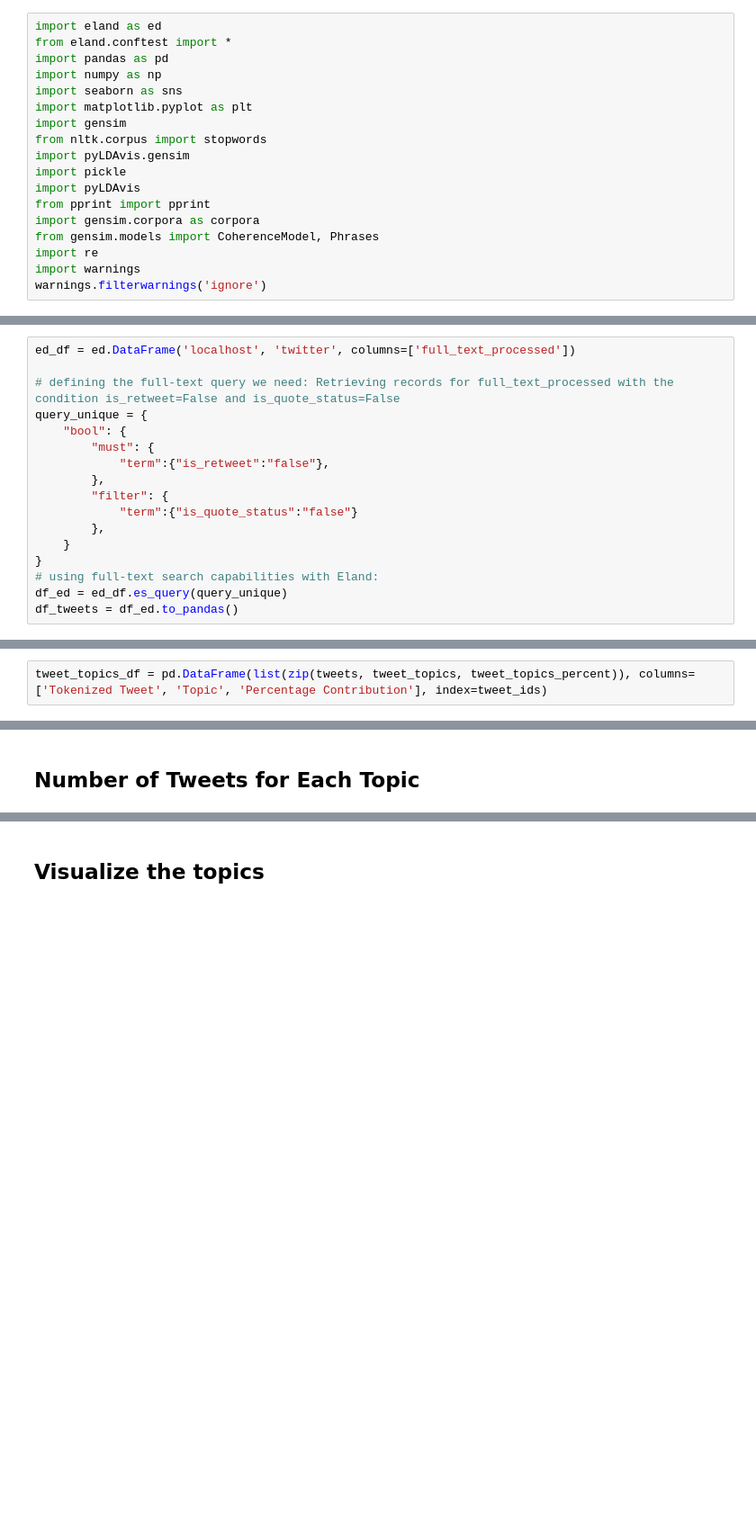
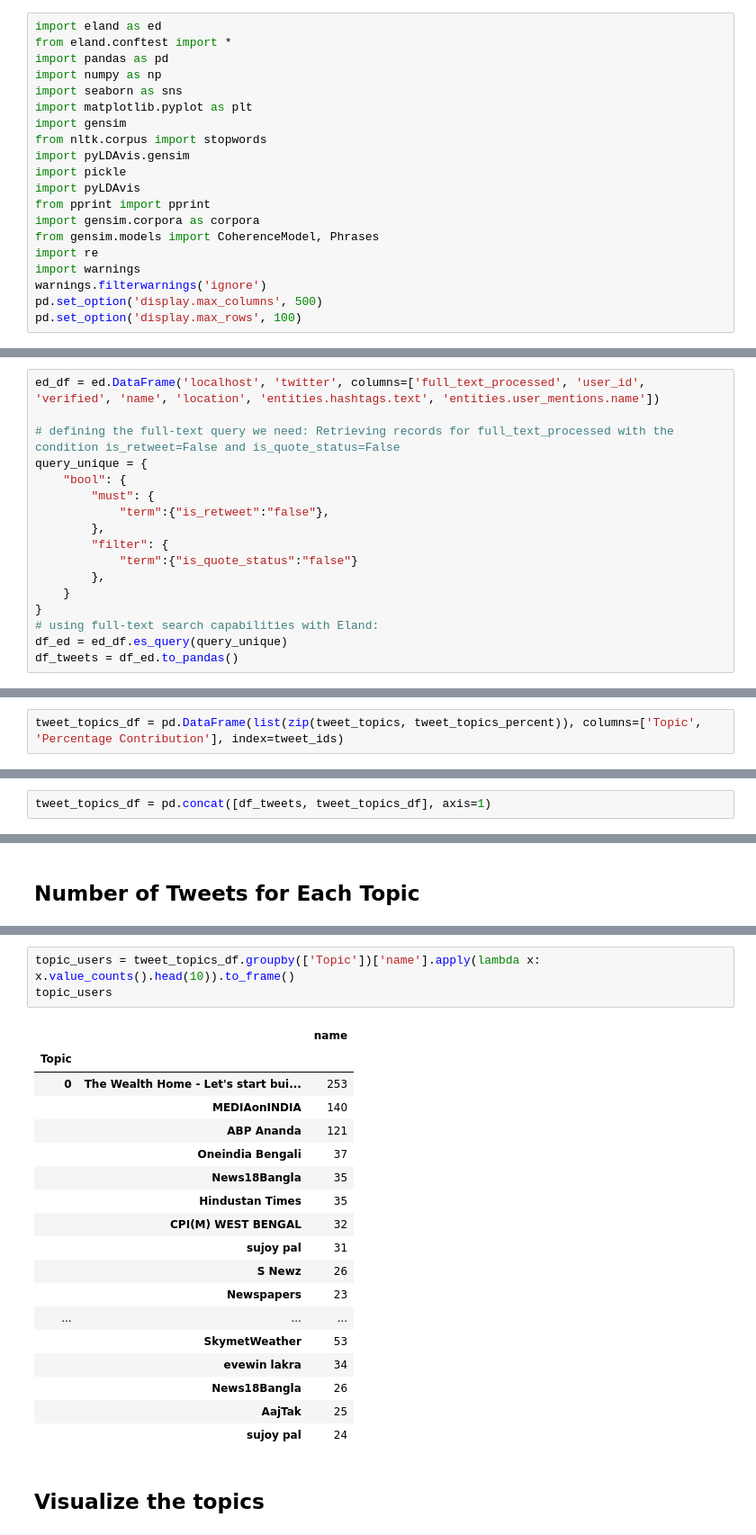
Before and after one commit to ancilcrayton/solve-iwmi, a Jupyter notebook: notebooks/3.0-km-topic-modelling-lda.ipynb, the cells around one changed output, grey strips where cells are left out. Shown at 90% size. Cells and saved outputs as stored; diff of their text form; blank space fills up the shorter version.

```diff
--- a/notebooks/3.0-km-topic-modelling-lda.ipynb
+++ b/notebooks/3.0-km-topic-modelling-lda.ipynb
@@ -18,10 +18,12 @@ from gensim.models import CoherenceModel, Phrases
 import re
 import warnings
 warnings.filterwarnings('ignore')
+pd.set_option('display.max_columns', 500)
+pd.set_option('display.max_rows', 100)
 # %% [markdown]
 ### Importing the data from Elasticsearch
 # %%
-ed_df = ed.DataFrame('localhost', 'twitter', columns=['full_text_processed'])
+ed_df = ed.DataFrame('localhost', 'twitter', columns=['full_text_processed', 'user_id', 'verified', 'name', 'location', 'entities.hashtags.text', 'entities.user_mentions.name'])
 
 # defining the full-text query we need: Retrieving records for full_text_processed with the condition is_retweet=False and is_quote_status=False
 query_unique = {
@@ -195,4 +197,4 @@ def get_dominant_topic(lda_model, corpus):
 # %%
 tweet_topics, tweet_topics_percent = get_dominant_topic(lda_model_1, tfidf_corpus) ## Storing the topic assignments for each tweet
 # %%
-tweet_topics_df = pd.DataFrame(list(zip(tweets, tweet_topics, tweet_topics_percent)), columns=['Tokenized Tweet', 'Topic', 'Percentage Contribution'], index=tweet_ids)
+tweet_topics_df = pd.DataFrame(list(zip(tweet_topics, tweet_topics_percent)), columns=['Topic', 'Percentage Contribution'], index=tweet_ids)
@@ -199,3 +210,5 @@ tweet_topics_df = pd.DataFrame(list(zip(tweets, tweet_topics, tweet_topics_perce
+# %%
+tweet_topics_df = pd.concat([df_tweets, tweet_topics_df], axis=1)
 # %%
 tweet_topics_df.head()
 # %% [output]
@@ -225,3 +273,25 @@ Name: Tokenized Tweet, dtype: int64
+# %%
+topic_users = tweet_topics_df.groupby(['Topic'])['name'].apply(lambda x: x.value_counts().head(10)).to_frame()
+topic_users
+# %% [output]
+|  |  | name |
+| Topic |  |  |
+| 0 | The Wealth Home - Let's start bui... | 253 |
+|  | MEDIAonINDIA | 140 |
+|  | ABP Ananda | 121 |
+|  | Oneindia Bengali | 37 |
+|  | News18Bangla | 35 |
+|  | Hindustan Times | 35 |
+|  | CPI(M) WEST BENGAL | 32 |
+|  | sujoy pal | 31 |
+|  | S Newz | 26 |
+|  | Newspapers | 23 |
+| ... | ... | ... |
+|  | SkymetWeather | 53 |
+|  | evewin lakra | 34 |
+|  | News18Bangla | 26 |
+|  | AajTak | 25 |
+|  | sujoy pal | 24 |
 # %% [markdown]
 ## Visualize the topics
 # %%
```
Also changed, not shown: parts of 13 cells of this notebook, 2 other files.
